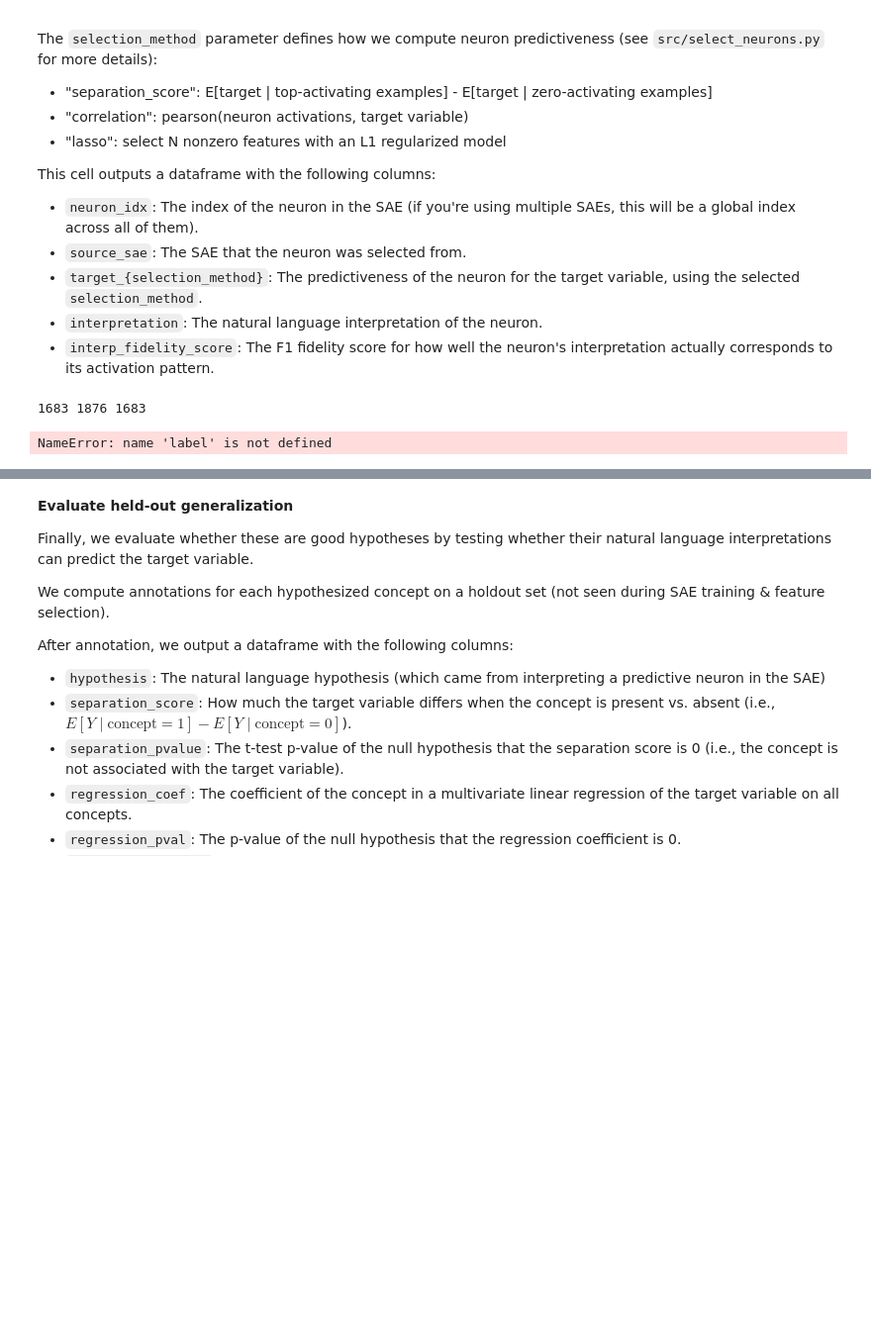
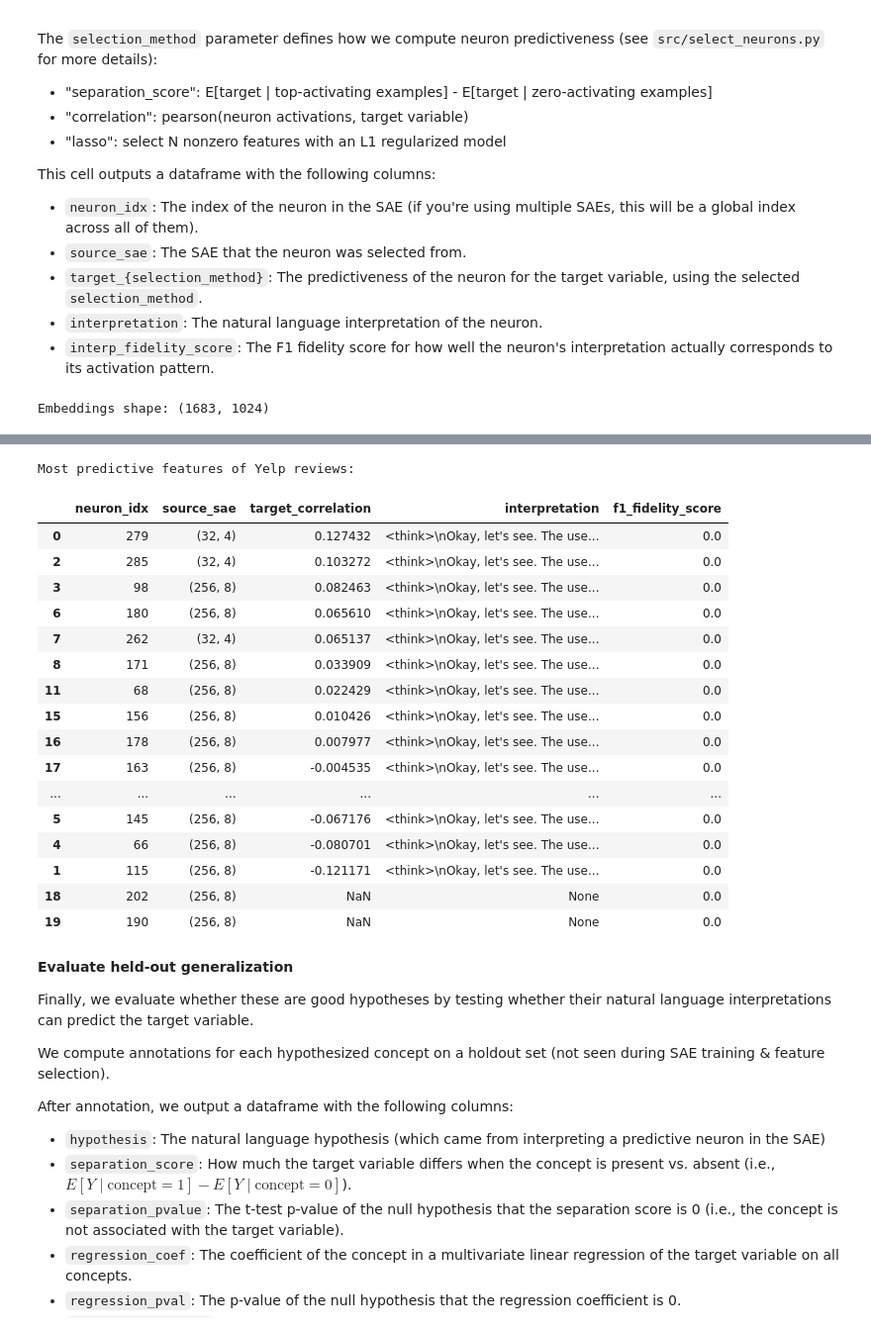
Before and after one commit to Lhongpei/myHypotheSAEs, a Jupyter notebook: quickstart.ipynb, the cells around one changed output, grey strips where cells are left out. Shown: that part at 99% size. Saved outputs shown, nothing was run; the diff lists cells and outputs as text; code cells hidden in the pictures; blank space fills up the shorter version.

```diff
--- a/quickstart.ipynb
+++ b/quickstart.ipynb
@@ -203,10 +184,6 @@ This cell outputs a dataframe with the following columns:
 - `target_{selection_method}`: The predictiveness of the neuron for the target variable, using the selected `selection_method`.
 - `interpretation`: The natural language interpretation of the neuron.
 - `interp_fidelity_score`: The F1 fidelity score for how well the neuron's interpretation actually corresponds to its activation pattern.
-# %%
-print(len(texts), len(label_train), len(train_embeddings))
-# %% [output]
-1683 1876 1683
 # %%
 selection_method = "correlation"
 results = generate_hypotheses(
@@ -218,7 +195,8 @@ results = generate_hypotheses(
     selection_method=selection_method,
     n_selected_neurons=20,
     n_candidate_interpretations=1,
-    task_specific_instructions=TASK_SPECIFIC_INSTRUCTIONS
+    task_specific_instructions=TASK_SPECIFIC_INSTRUCTIONS,
+    classification=True
 )
 
 print("\nMost predictive features of Yelp reviews:")
@@ -226,4 +204,4 @@ pd.set_option('display.max_colwidth', None)
 display(results.sort_values(by=f"target_{selection_method}", ascending=False))
 pd.reset_option('display.max_colwidth')
 # %% [output]
-NameError: name 'label' is not defined
+Embeddings shape: (1683, 1024)
@@ -230,3 +247,21 @@ NameError: name 'label' is not defined
+Most predictive features of Yelp reviews:
+|  | neuron_idx | source_sae | target_correlation | interpretation | f1_fidelity_score |
+| 0 | 279 | (32, 4) | 0.127432 | <think>\nOkay, let's see. The use... | 0.0 |
+| 2 | 285 | (32, 4) | 0.103272 | <think>\nOkay, let's see. The use... | 0.0 |
+| 3 | 98 | (256, 8) | 0.082463 | <think>\nOkay, let's see. The use... | 0.0 |
+| 6 | 180 | (256, 8) | 0.065610 | <think>\nOkay, let's see. The use... | 0.0 |
+| 7 | 262 | (32, 4) | 0.065137 | <think>\nOkay, let's see. The use... | 0.0 |
+| 8 | 171 | (256, 8) | 0.033909 | <think>\nOkay, let's see. The use... | 0.0 |
+| 11 | 68 | (256, 8) | 0.022429 | <think>\nOkay, let's see. The use... | 0.0 |
+| 15 | 156 | (256, 8) | 0.010426 | <think>\nOkay, let's see. The use... | 0.0 |
+| 16 | 178 | (256, 8) | 0.007977 | <think>\nOkay, let's see. The use... | 0.0 |
+| 17 | 163 | (256, 8) | -0.004535 | <think>\nOkay, let's see. The use... | 0.0 |
+| ... | ... | ... | ... | ... | ... |
+| 5 | 145 | (256, 8) | -0.067176 | <think>\nOkay, let's see. The use... | 0.0 |
+| 4 | 66 | (256, 8) | -0.080701 | <think>\nOkay, let's see. The use... | 0.0 |
+| 1 | 115 | (256, 8) | -0.121171 | <think>\nOkay, let's see. The use... | 0.0 |
+| 18 | 202 | (256, 8) | NaN | None | 0.0 |
+| 19 | 190 | (256, 8) | NaN | None | 0.0 |
 # %% [markdown]
 **Evaluate held-out generalization**
 
```
Also changed, not shown: parts of 5 cells of this notebook, 2 other files.
